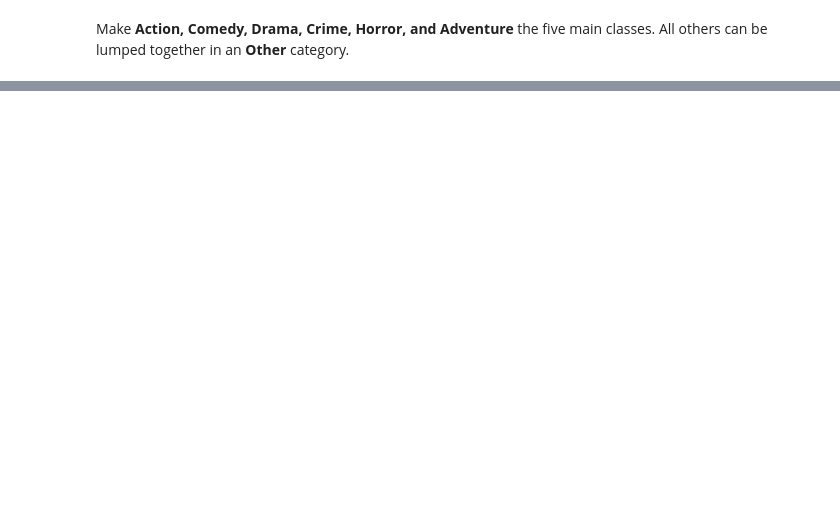
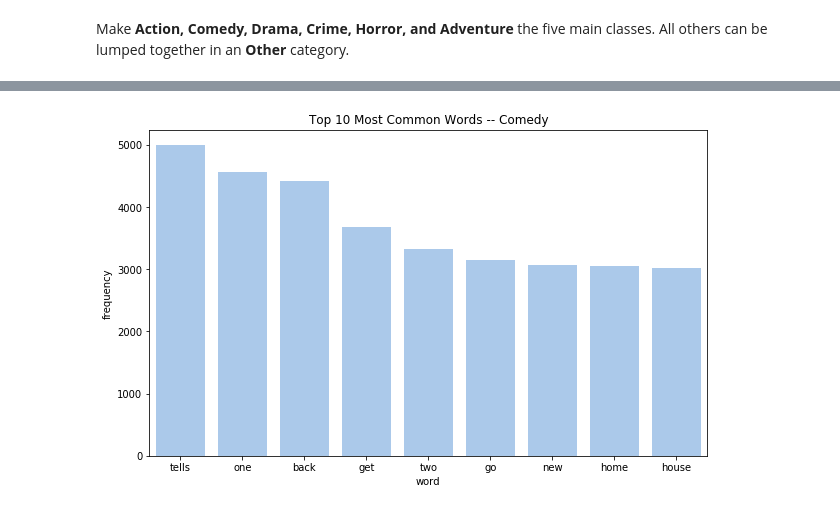
Before and after one commit to itooley/MLProject_426, a Jupyter notebook: project_code.ipynb, the cells around one changed output, grey strips where cells are left out. Cells and saved outputs as stored; diff of their text form; code cells hidden in the pictures; blank space fills up the shorter version.

```diff
--- a/project_code.ipynb
+++ b/project_code.ipynb
@@ -210,0 +223,16 @@ movies_clean.head(10)
+# %%
+cnt = CountVectorizer(min_df=0.05)
+wrd_freq = cnt.fit_transform(comedy_cleaned)
+freq_df_comedy = pd.DataFrame(wrd_freq.toarray(), columns=cnt.get_feature_names())
+top_comedy = freq_df_comedy.sum(axis=0).sort_values(ascending=False).reset_index()
+
+f, ax = plt.subplots(figsize=(10, 6))
+sns.set_color_codes("pastel")
+sns.barplot(x=top_comedy.iloc[0:9,0], y=top_comedy.iloc[0:9,1],
+            label="Total", color="b")
+ax.set(ylabel="frequency",
+       xlabel="word",
+       title="Top 10 Most Common Words -- Comedy")
+f.show()
+# %% [output]
+[figure, added]
```
Also changed, not shown: parts of 49 cells of this notebook, 1 other file.
